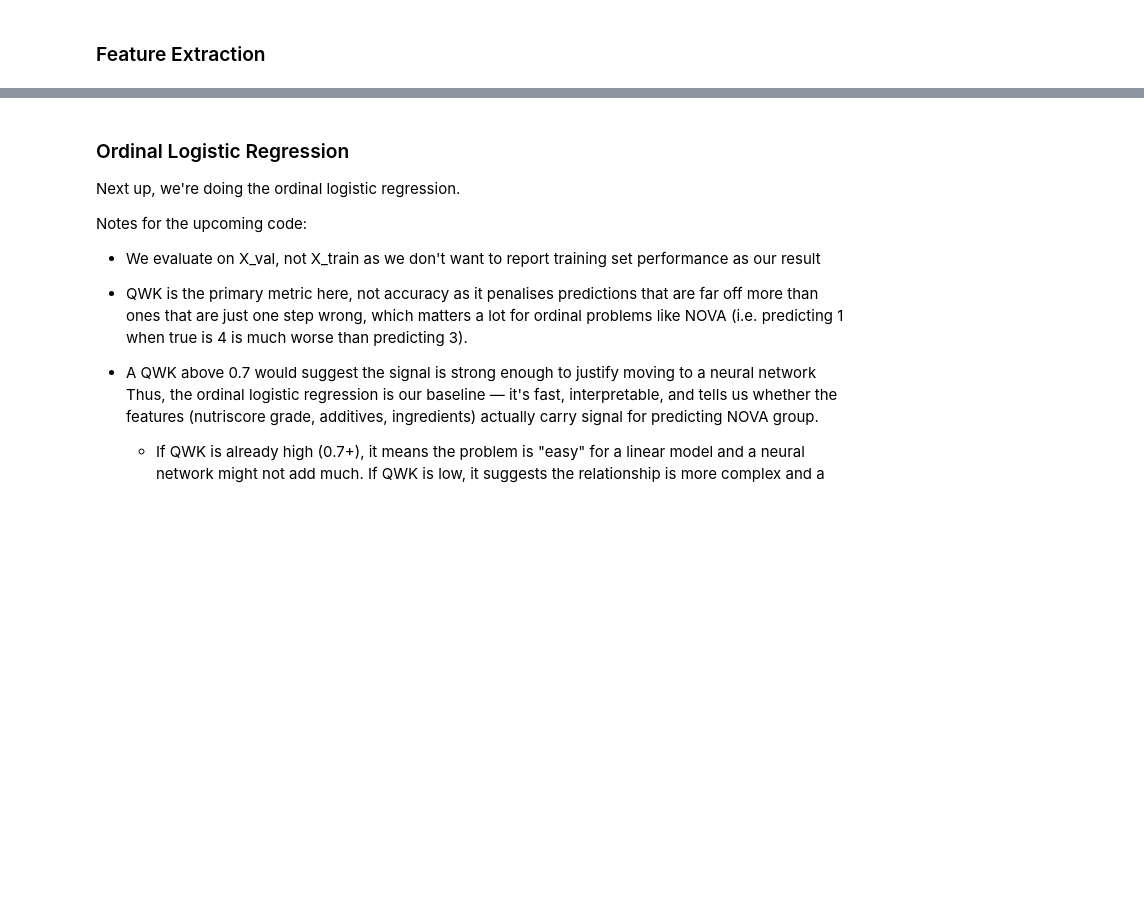
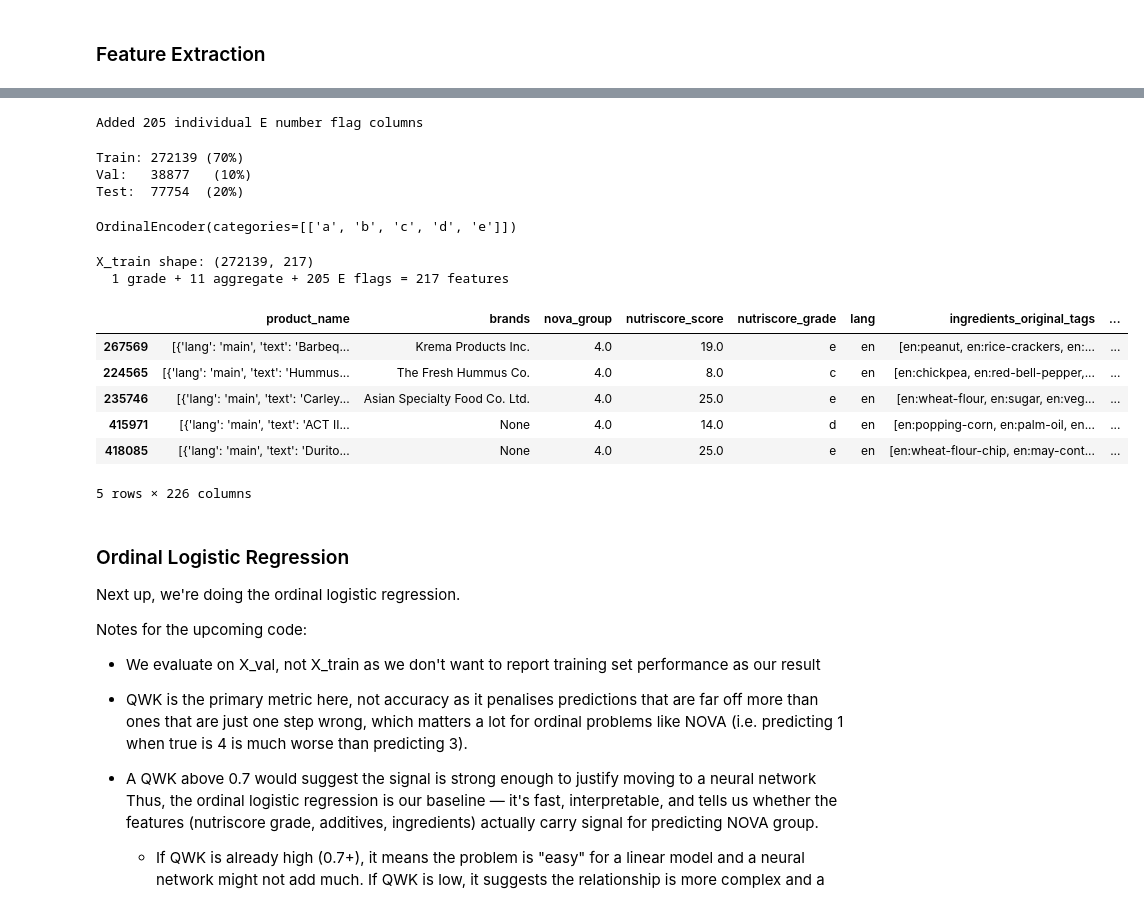
Before and after one commit to SofieBT2/DataScience2026, a Jupyter notebook: src/Modelling.ipynb, the cells around one changed output, grey strips where cells are left out. Drawn from its saved outputs; the diff is of its cells as text; code cells hidden in the pictures; blank space fills up the shorter version.

```diff
--- a/src/Modelling.ipynb
+++ b/src/Modelling.ipynb
@@ -518,17 +545,21 @@ print(f"Frequent E numbers to encode individually: {len(frequent_e_nums)}")
-# %%
-
-# ── 2. Add individual binary flag columns to df ─────────────────────────────
-# do this BEFORE splitting so all splits share the same columns
-for e in frequent_e_nums:
-    col = f'has_e{e}'
-    df[col] = df['ingredients_original_tags'].apply(
-        lambda tags: int(any(extract_e_number(t) == e for t in tags))
-    )
-
-e_flag_cols = [f'has_e{e}' for e in frequent_e_nums]
-print(f"Added {len(e_flag_cols)} individual E number flag columns")
+# %%
+# ── 2. Add individual binary flag columns to df ─────────────────────────────
+def build_e_flag_dict(tags):
+    """Return a dict of has_eXXX flags for all frequent E numbers."""
+    present = {extract_e_number(t) for t in tags if extract_e_number(t) is not None}
+    return {f'has_e{e}': int(e in present) for e in frequent_e_nums}
+
+# build all flag columns at once — avoids fragmentation warning
+e_flag_df = df['ingredients_original_tags'].apply(build_e_flag_dict)
+e_flag_df = pd.DataFrame(e_flag_df.tolist(), index=df.index)
+
+df = pd.concat([df, e_flag_df], axis=1)
+
+e_flag_cols = [f'has_e{e}' for e in frequent_e_nums]
+print(f"Added {len(e_flag_cols)} individual E number flag columns")
+# %% [output]
+Added 205 individual E number flag columns
 # %%
-
 # ── 3. Define all feature column groups ─────────────────────────────────────
 additive_cols = [
     'additive_count',
@@ -564,15 +595,19 @@ df_train, df_val = train_test_split(
 print(f"Train: {len(df_train)} ({len(df_train)/len(with_nova):.0%})")
 print(f"Val:   {len(df_val)}   ({len(df_val)/len(with_nova):.0%})")
 print(f"Test:  {len(df_test)}  ({len(df_test)/len(with_nova):.0%})")
+# %% [output]
+Train: 272139 (70%)
+Val:   38877   (10%)
+Test:  77754  (20%)
 # %%
-
 # ── 5. Nutri-Score grade encoder ─────────────────────────────────────────────
 from sklearn.preprocessing import OrdinalEncoder
 
 grade_encoder = OrdinalEncoder(categories=[['a', 'b', 'c', 'd', 'e']])
 grade_encoder.fit(df_train[['nutriscore_grade']])
+# %% [output]
+OrdinalEncoder(categories=[['a', 'b', 'c', 'd', 'e']])
 # %%
-
 # ── 6. Build dense feature matrix ────────────────────────────────────────────
 def build_feature_matrix(df_split):
     grade     = grade_encoder.transform(df_split[['nutriscore_grade']])  # (n, 1)
@@ -591,6 +626,19 @@ feature_names = ['nutriscore_grade'] + additive_cols + e_flag_cols
 print(f"X_train shape: {X_train.shape}")
 print(f"  1 grade + {len(additive_cols)} aggregate + {len(e_flag_cols)} E flags "
       f"= {1 + len(additive_cols) + len(e_flag_cols)} features")
+# %% [output]
+X_train shape: (272139, 217)
+  1 grade + 11 aggregate + 205 E flags = 217 features
+# %%
+df_train.head()
+# %% [output]
+|  | product_name | brands | nova_group | nutriscore_score | nutriscore_grade | lang | ingredients_original_tags | ... |
+| 267569 | [{'lang': 'main', 'text': 'Barbeq... | Krema Products Inc. | 4.0 | 19.0 | e | en | [en:peanut, en:rice-crackers, en:... | ... |
+| 224565 | [{'lang': 'main', 'text': 'Hummus... | The Fresh Hummus Co. | 4.0 | 8.0 | c | en | [en:chickpea, en:red-bell-pepper,... | ... |
+| 235746 | [{'lang': 'main', 'text': 'Carley... | Asian Specialty Food Co. Ltd. | 4.0 | 25.0 | e | en | [en:wheat-flour, en:sugar, en:veg... | ... |
+| 415971 | [{'lang': 'main', 'text': 'ACT II... | None | 4.0 | 14.0 | d | en | [en:popping-corn, en:palm-oil, en... | ... |
+| 418085 | [{'lang': 'main', 'text': 'Durito... | None | 4.0 | 25.0 | e | en | [en:wheat-flour-chip, en:may-cont... | ... |
+5 rows × 226 columns
 # %% [markdown]
 ### Ordinal Logistic Regression
 Next up, we're doing the ordinal logistic regression.
```
Also changed, not shown: parts of 30 cells of this notebook.
